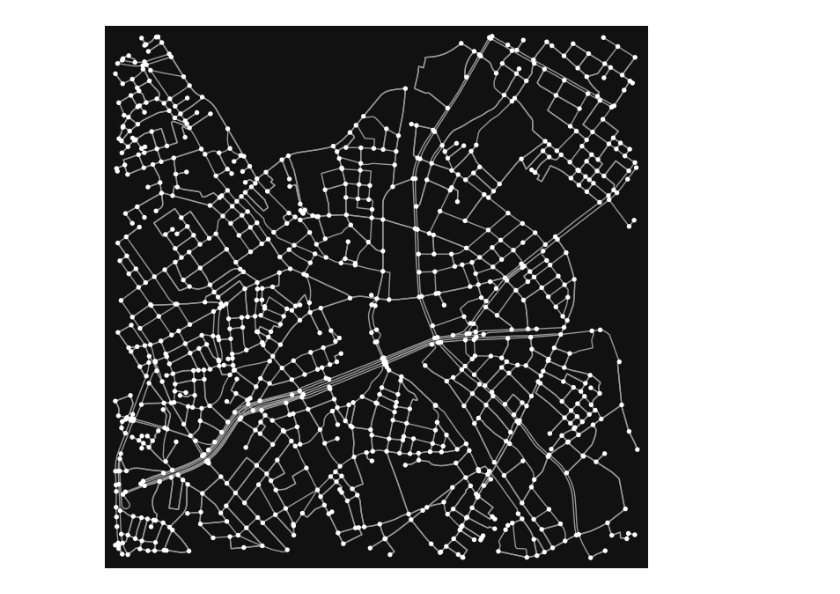
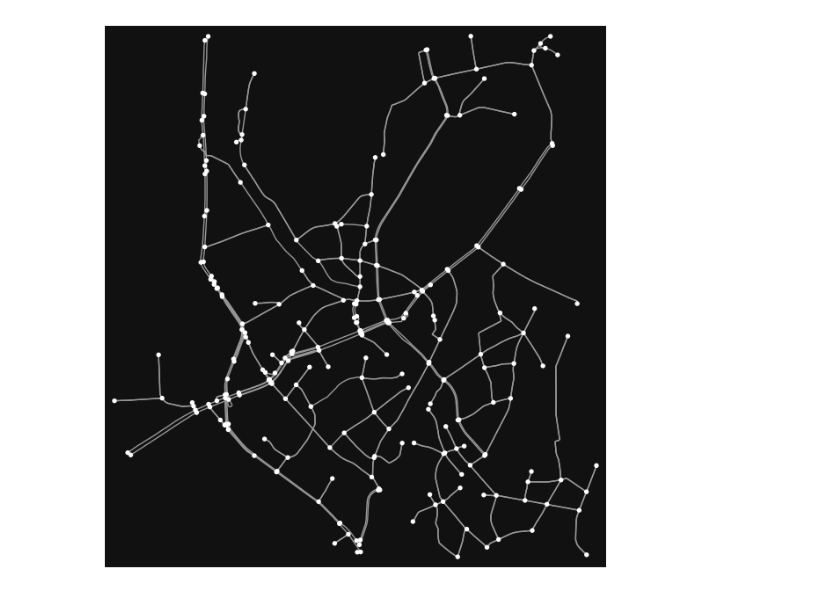
Before and after one commit to okusama27/turn_lefter, a Jupyter notebook: introduction_osmnx.ipynb, the cells around one changed output. Cells and saved outputs as stored; diff of their text form; code cells hidden in the pictures.

```diff
--- a/introduction_osmnx.ipynb
+++ b/introduction_osmnx.ipynb
@@ -13,11 +11,13 @@ henge = 35.65495728145334, 139.69494603459512
 # %%
-# 渋谷駅を中心とした半径1000mの地図を表示
-dist = 1000  # meters
+# 渋谷駅を中心とした半径2000mの地図を表示
+dist = 2000  # meters
+cf = '["highway"~"primary|trunk|tertiary|trunk_link"]'
 G = ox.graph_from_point(center_point=shibuya_eki,
                         dist=dist,
                         network_type="drive",
-                       simplify=True
+                        simplify=True,
+                        custom_filter=cf
                        )
 fig, ax = ox.plot_graph(G)
 # %% [output]
-[figure, old version]
+[figure, new version]
```
Also changed, not shown: parts of 3 cells of this notebook, 6 other files.
